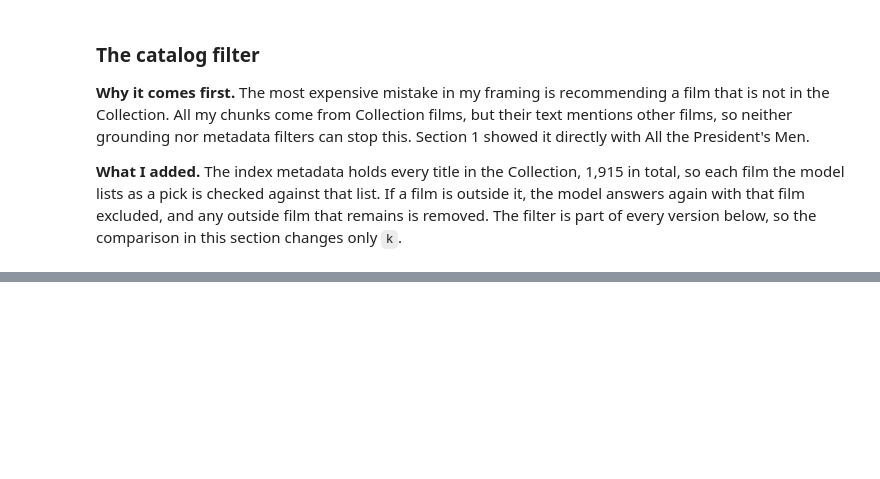
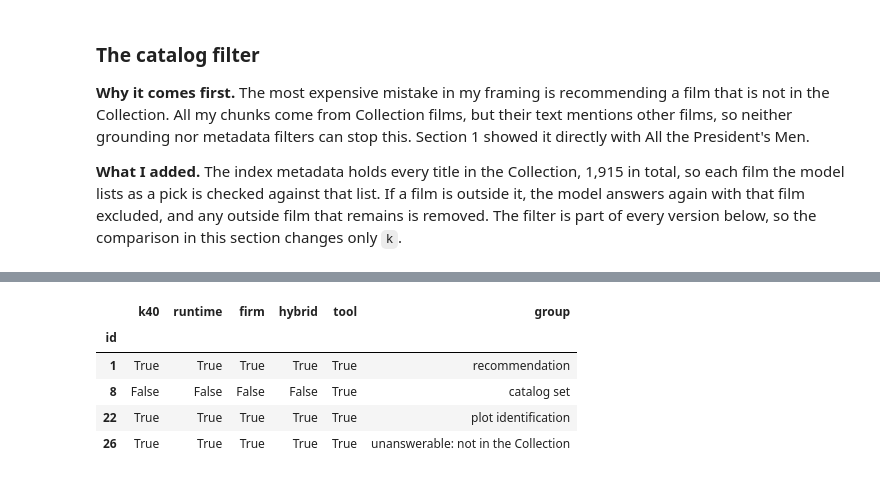
Before and after one commit to gbrlgms/project-3-ai-product, a Jupyter notebook: notebooks/02_build.ipynb, the cells around one changed output, grey strips where cells are left out. Drawn from its saved outputs; the diff is of its cells as text; code cells hidden in the pictures; blank space fills up the shorter version.

```diff
--- a/notebooks/02_build.ipynb
+++ b/notebooks/02_build.ipynb
@@ -206,0 +233,11 @@ Retrieval hit counts a question when at least one retrieved chunk belongs to an
+# %%
+# automatic pass or fail for each of the four questions at each step
+by_step = pd.DataFrame({name: df.set_index("id")["auto_pass"] for name, df in step_scored.items()})
+by_step.join(sample_set.set_index("id")["group"])
+# %% [output]
+|  | k40 | runtime | firm | hybrid | tool | group |
+| id |  |  |  |  |  |  |
+| 1 | True | True | True | True | True | recommendation |
+| 8 | False | False | False | False | True | catalog set |
+| 22 | True | True | True | True | True | plot identification |
+| 26 | True | True | True | True | True | unanswerable: not in the Collection |
```
Also changed, not shown: parts of 14 cells of this notebook.
